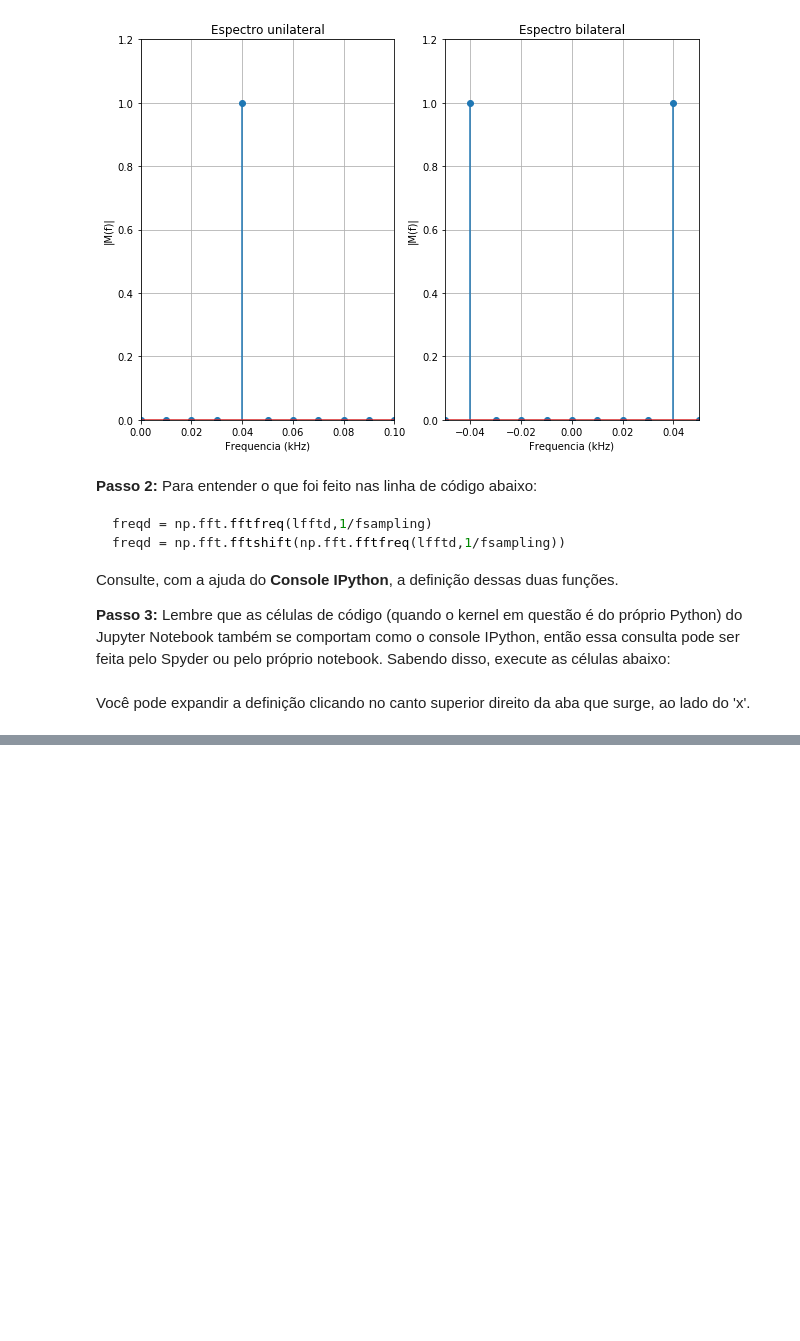
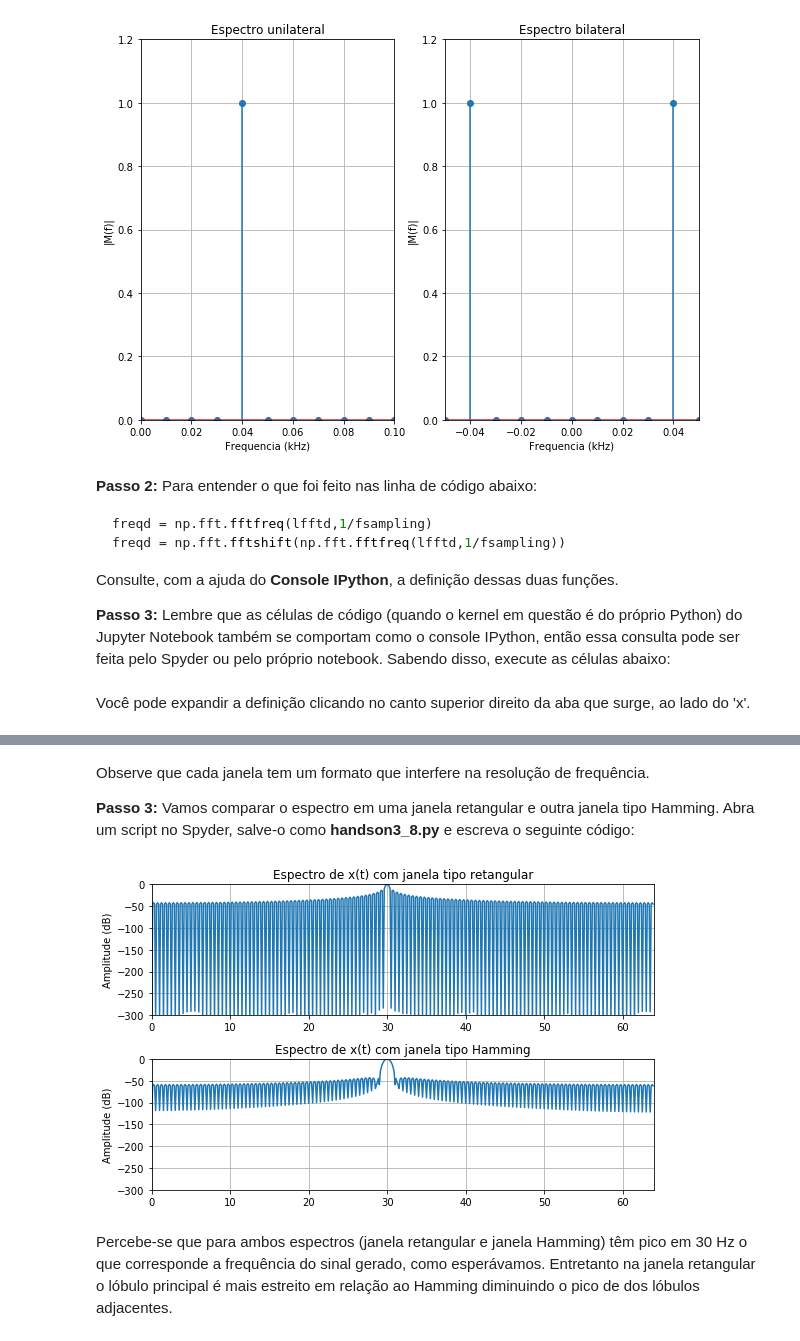
Before and after one commit to josemcast/DCO2004_LabPSC, a Jupyter notebook: h03_python.ipynb, the cells around one changed output, grey strips where cells are left out. Cells and saved outputs as stored; diff of their text form; code cells hidden in the pictures; blank space fills up the shorter version.

```diff
--- a/h03_python.ipynb
+++ b/h03_python.ipynb
@@ -399,0 +526,49 @@ np.fft.fftshift?
+# %% [markdown]
+Observe que cada janela tem um formato que interfere na resolução de frequência.
+
+**Passo 3:** Vamos comparar o espectro em uma janela retangular e outra janela tipo Hamming. Abra um script no Spyder, salve-o como **handson3_8.py** e escreva o seguinte código:
+# %%
+from spectrum.window import Window
+from matplotlib import pyplot as plt
+import numpy as np
+
+N  = 256                               #número de amostras
+N1 = 1024                              #número de pontos da fft
+fs = 128                               #frequência de amostragem (Hz)
+f1 = 30                                #frequência do sinal (Hz)
+n  = np.arange(0,N)                    #index n
+x  = np.cos(2.0*f1*np.pi*n/fs)         #gerando o sina
+f  = np.arange(0,N1)*fs/N1;            #definição do eixo da frequência
+h = Window(N, name= 'hamming')         #janela hamming
+r = np.ones(N)                         #janela retangular
+
+XR = np.fft.fft(x,N1)                  #fft
+XR = np.abs(XR)/N1                     #normalização
+XH = x*h.data                          #janelamento
+XH = np.fft.fft(XH,N1)                 #fft
+XH = np.abs(XH)/N1                     #normalização
+
+plt.figure(1,[8,5])
+
+#Sinal sem janela (retangular)
+plt.subplot(211)
+plt.plot(f[:N1//2],20.0*np.log10(XR[:N1//2]/max(XR)))
+plt.axis([f[0],f[N1//2],-300,0])
+plt.grid()
+plt.title("Espectro de x(t) com janela tipo retangular")
+plt.ylabel("Amplitude (dB)")
+
+#Sinal com janela Hamming
+plt.subplot(212)
+plt.plot(f[:N1//2],20.0*np.log10(XH[:N1//2]/max(XH)))
+plt.axis([f[0],f[N1//2],-300,0])
+plt.grid()
+plt.title("Espectro de x(t) com janela tipo Hamming")
+plt.ylabel("Amplitude (dB)")
+
+plt.tight_layout()
+plt.show()
+# %% [output]
+[figure, added]
+# %% [markdown]
+Percebe-se que para ambos espectros (janela retangular e janela Hamming) têm pico em 30 Hz o que corresponde a frequência do sinal gerado, como esperávamos. Entretanto na janela retangular o lóbulo principal é mais estreito em relação ao Hamming diminuindo o pico de dos lóbulos adjacentes.
```
Also changed, not shown: parts of 8 cells of this notebook, 3 other files.
